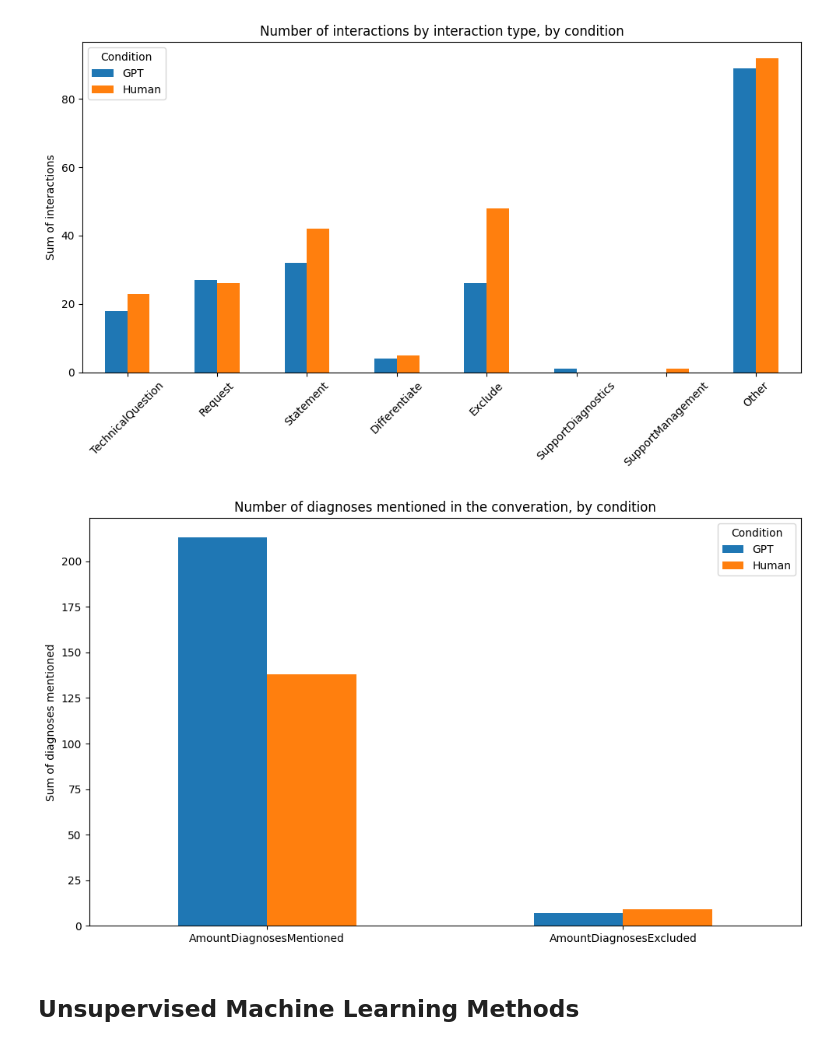
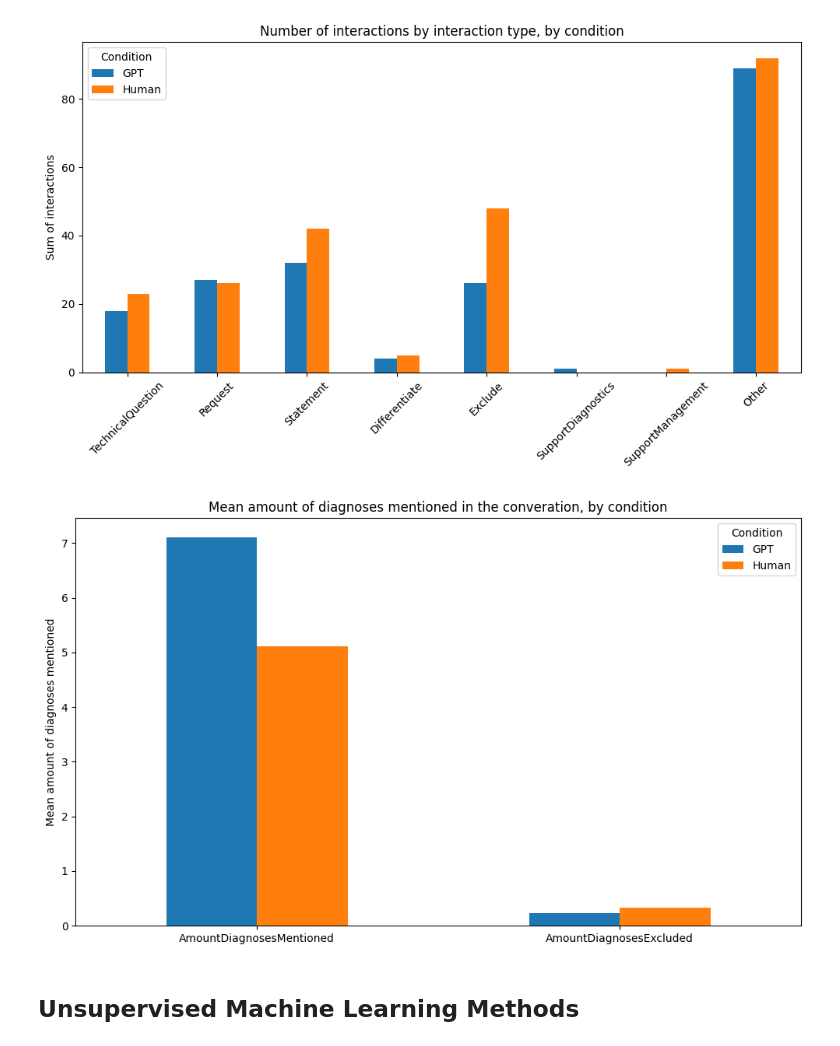
Before and after one commit to SaloWi/cas_mod4, a Jupyter notebook: mod3/CAS_Module_3.ipynb, the cells around one changed output. Saved outputs shown, nothing was run; the diff lists cells and outputs as text; code cells hidden in the pictures.

Commit message:
update charts in descriptives chapter

```diff
--- a/mod3/CAS_Module_3.ipynb
+++ b/mod3/CAS_Module_3.ipynb
@@ -98,0 +97,39 @@ display(Markdown(table_md))
+# %%
+df = pd.DataFrame(df)
+
+# Selecting columns and computing the means and standard deviations
+selected_columns_time = ['TimePatientSeconds', 'Condition']  # Replace with desired column names
+selected_columns_interaction = ['AmountInteraction', 'Condition']  # Replace with desired column names
+
+average_time = df[selected_columns_time]
+average_interaction = df[selected_columns_interaction]
+
+# Group by 'Condition' and calculate mean and standard deviation
+grouped_average_time = average_time.groupby('Condition').mean()
+grouped_std_time = average_time.groupby('Condition').std()  # Standard deviation for time
+
+grouped_average_interaction = average_interaction.groupby('Condition').mean()
+grouped_std_interaction = average_interaction.groupby('Condition').std()  # Standard deviation for interaction
+
+# Transpose the data to have categories on x-axis
+grouped_average_time = grouped_average_time.T
+grouped_std_time = grouped_std_time.T  # Transpose standard deviation for time
+
+grouped_average_interaction = grouped_average_interaction.T
+grouped_std_interaction = grouped_std_interaction.T  # Transpose standard deviation for interaction
+
+# Plotting side by side with error bars
+fig, axes = plt.subplots(1, 2, figsize=(15, 6))
+
+# First plot: Average time of interactions with error bars
+grouped_average_time.plot(kind='bar', yerr=grouped_std_time, ax=axes[0], capsize=4, legend=True)
+axes[0].set_title('Average time of interactions (seconds) by condition')
+axes[0].set_xlabel(' ')
+axes[0].set_ylabel('Average time of interaction')
+axes[0].tick_params(axis='x', rotation=0)
+axes[0].legend(title='Condition')
+
+# Second plot: Average amount of interaction with error bars
+grouped_average_interaction.plot(kind='bar', yerr=grouped_std_interaction, ax=axes[1], capsize=4, legend=True)
+axes[1].set_title('Average amount of interaction by condition')
+axes[1].set_xlabel(' ')
@@ -124,26 +164,26 @@ plt.show()
 # %%
 selected_columns = ['Condition','AmountDiagnosesMentioned', 'AmountDiagnosesExcluded']  # Replace with desired column names
 
 sum_replies = df[selected_columns]
-grouped_sum = sum_replies.groupby('Condition').sum()
+grouped_sum = sum_replies.groupby('Condition').mean()
 # Transpose the data to have categories on x-axis and genders as separate bars
 grouped_sum = grouped_sum.T  # Transpose so categories are on x-axis
 
 # Plotting
 grouped_sum.plot(kind='bar', figsize=(10, 6))
 
 # Customize the plot
-plt.title('Number of diagnoses mentioned in the converation, by condition')
+plt.title('Mean amount of diagnoses mentioned in the converation, by condition')
 plt.xlabel('')
-plt.ylabel('Sum of diagnoses mentioned')
+plt.ylabel('Mean amount of diagnoses mentioned')
 plt.xticks(rotation=0)
 plt.legend(title='Condition')
 plt.tight_layout()
 
 # Show the plot
 plt.show()
 # %% [output]
-[figure, old version]
+[figure, new version]
 # %% [markdown]
 ## Unsupervised Machine Learning Methods
 # %% [markdown]
```
Also changed, not shown: parts of 4 cells of this notebook.
